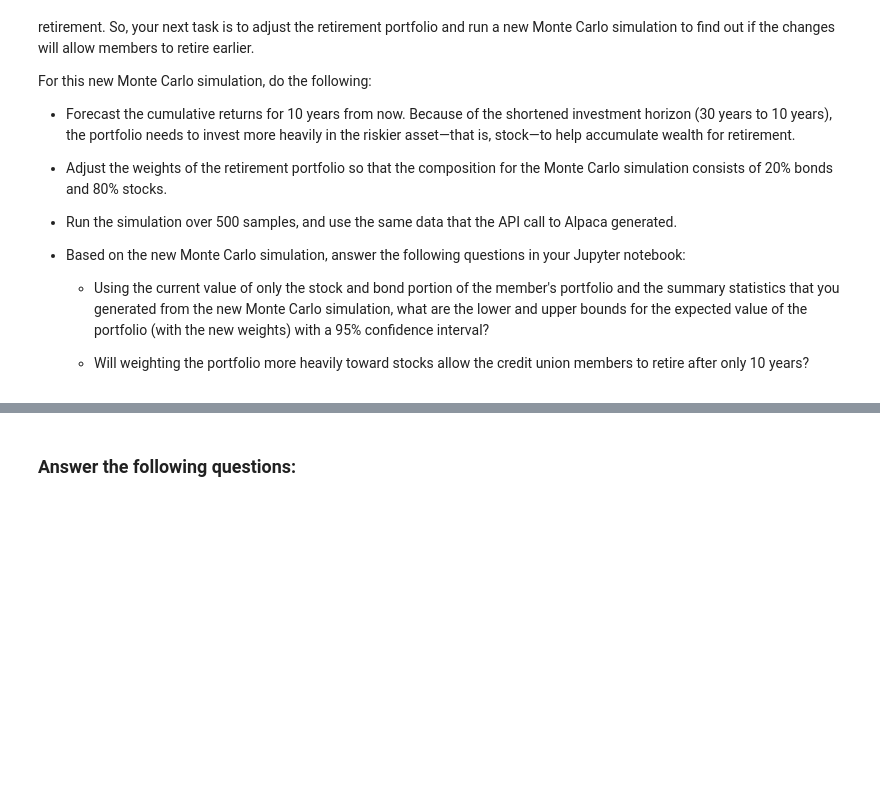
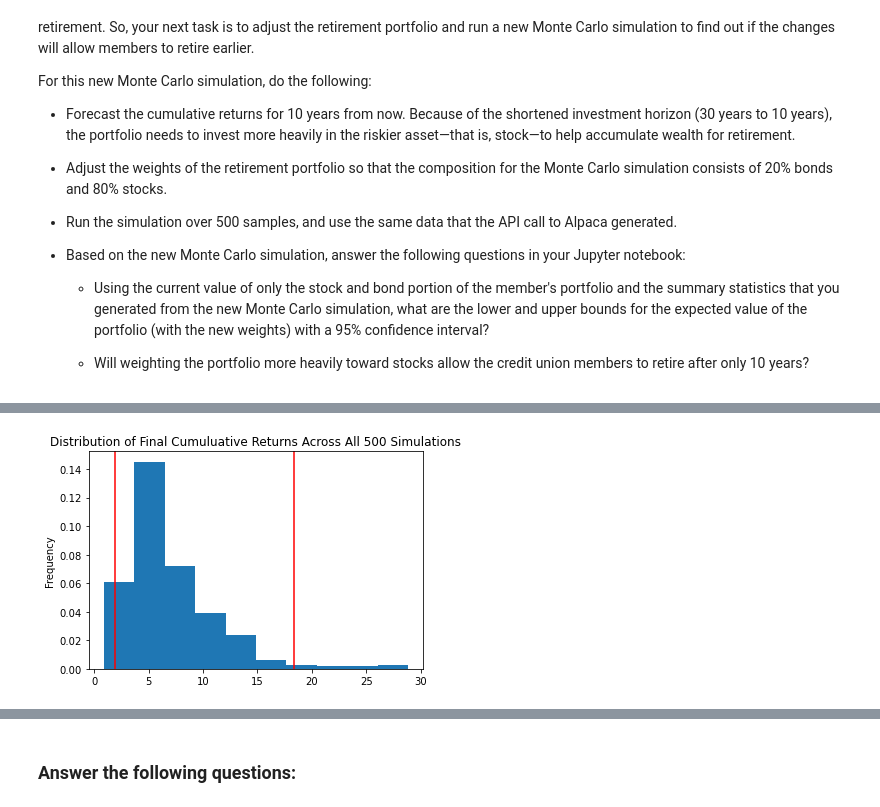
Before and after one commit to jmischung/Emergency-and-Retirement-Planning, a Jupyter notebook: financial_planning_tools.ipynb, the cells around one changed output, grey strips where cells are left out. Saved outputs shown, nothing was run; the diff lists cells and outputs as text; code cells hidden in the pictures; blank space fills up the shorter version.

```diff
--- a/financial_planning_tools.ipynb
+++ b/financial_planning_tools.ipynb
@@ -634,7 +691,9 @@ For this new Monte Carlo simulation, do the following:
 # %%
 # Visualize the probability distribution of the 10-year Monte Carlo simulation
 # by plotting a histogram
-# YOUR CODE HERE
+spy_10_dist_plot = MC_10.plot_distribution();
+# %% [output]
+[figure, added]
 # %%
 # Generate summary statistics from the 10-year Monte Carlo simulation results
 # Save the results as a variable
```
Also changed, not shown: parts of 24 cells of this notebook.
